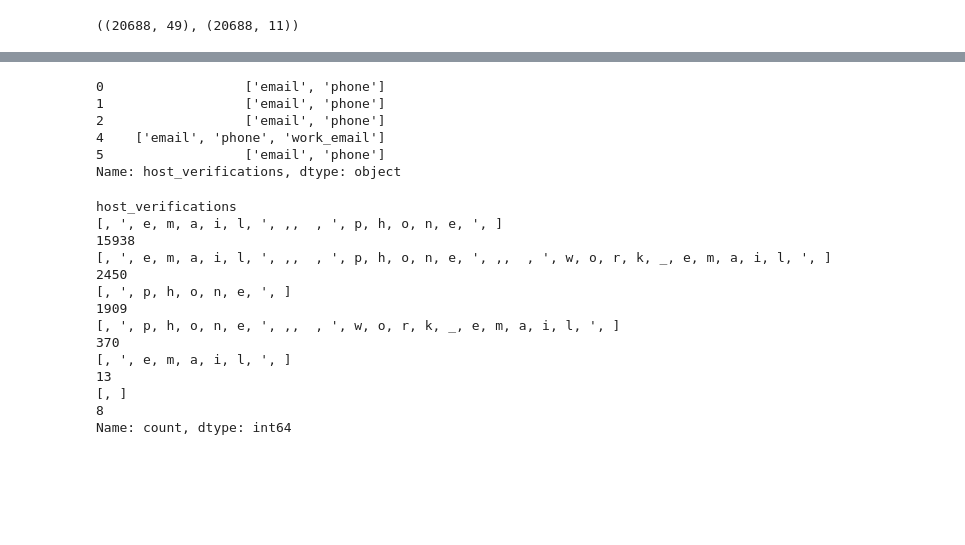
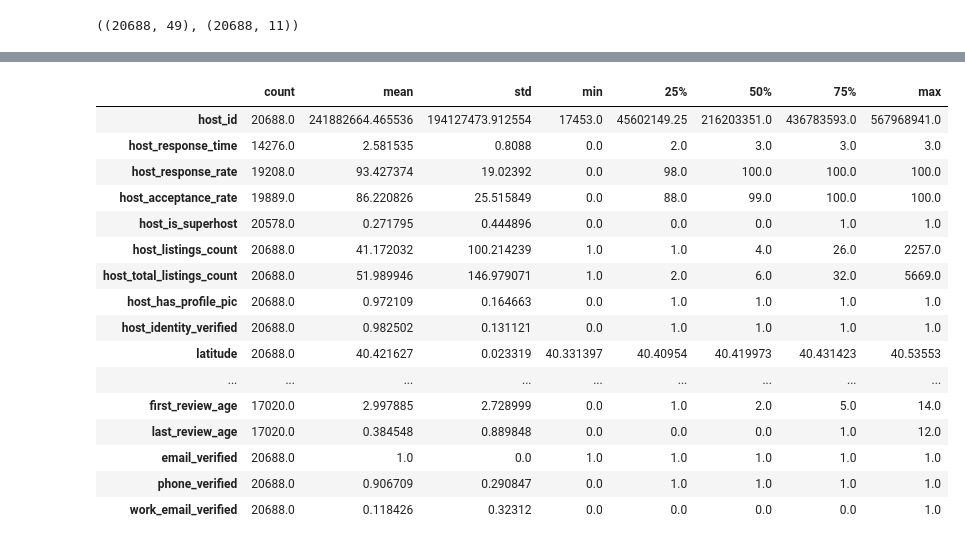
Before and after one commit to dmdequin/airbnb_price_predict, a Jupyter notebook: airbnb_price_predict.ipynb, the cells around one changed output, grey strips where cells are left out. Drawn from its saved outputs; the diff is of its cells as text; code cells hidden in the pictures; blank space fills up the shorter version.

```diff
--- a/airbnb_price_predict.ipynb
+++ b/airbnb_price_predict.ipynb
@@ -255,9 +236,0 @@ data_numerical['host_verifications'].value_counts()
-# %%
-data_numerical['host_verifications'] = data_numerical['host_verifications'].str.replace(r"[\'\[\]]", "", regex=True)
-
-# Step 2: Split the strings into lists
-data_numerical['host_verifications'] = data_numerical['host_verifications'].str.split(', ')
-
-# Step 3: Explode the lists into separate rows
-df_exploded = data_numerical.explode('host_verifications')
-df_exploded
@@ -278,12 +236,0 @@ df_exploded
-# %%
-data_numerical['host_verifications'] = data_numerical['host_verifications'].values.tolist()
-data_numerical['host_verifications'] =  data_numerical['host_verifications'].apply(lambda x: ', '.join(map(str, x)) if isinstance(x, list) else str(x))
-
-data_numerical['host_verifications'].head()
-# %% [output]
-0                  ['email', 'phone']
-1                  ['email', 'phone']
-2                  ['email', 'phone']
-4    ['email', 'phone', 'work_email']
-5                  ['email', 'phone']
-Name: host_verifications, dtype: object
@@ -300,11 +236,0 @@ from ast import literal_eval
-# %%
-host_verifications_exploded['host_verifications'].value_counts()
-# %% [output]
-host_verifications
-[, ', e, m, a, i, l, ', ,,  , ', p, h, o, n, e, ', ]                                              15938
-[, ', e, m, a, i, l, ', ,,  , ', p, h, o, n, e, ', ,,  , ', w, o, r, k, _, e, m, a, i, l, ', ]     2450
-[, ', p, h, o, n, e, ', ]                                                                          1909
-[, ', p, h, o, n, e, ', ,,  , ', w, o, r, k, _, e, m, a, i, l, ', ]                                 370
-[, ', e, m, a, i, l, ', ]                                                                            13
-[, ]                                                                                                  8
-Name: count, dtype: int64
@@ -314,0 +237,20 @@ split_columns = df['tension_arterial'].str.split('/', expand=True, n=1)
+# %%
+data_numerical.describe().transpose()
+# %% [output]
+|  | count | mean | std | min | 25% | 50% | 75% | max |
+| host_id | 20688.0 | 241882664.465536 | 194127473.912554 | 17453.0 | 45602149.25 | 216203351.0 | 436783593.0 | 567968941.0 |
+| host_response_time | 14276.0 | 2.581535 | 0.8088 | 0.0 | 2.0 | 3.0 | 3.0 | 3.0 |
+| host_response_rate | 19208.0 | 93.427374 | 19.02392 | 0.0 | 98.0 | 100.0 | 100.0 | 100.0 |
+| host_acceptance_rate | 19889.0 | 86.220826 | 25.515849 | 0.0 | 88.0 | 99.0 | 100.0 | 100.0 |
+| host_is_superhost | 20578.0 | 0.271795 | 0.444896 | 0.0 | 0.0 | 0.0 | 1.0 | 1.0 |
+| host_listings_count | 20688.0 | 41.172032 | 100.214239 | 1.0 | 1.0 | 4.0 | 26.0 | 2257.0 |
+| host_total_listings_count | 20688.0 | 51.989946 | 146.979071 | 1.0 | 2.0 | 6.0 | 32.0 | 5669.0 |
+| host_has_profile_pic | 20688.0 | 0.972109 | 0.164663 | 0.0 | 1.0 | 1.0 | 1.0 | 1.0 |
+| host_identity_verified | 20688.0 | 0.982502 | 0.131121 | 0.0 | 1.0 | 1.0 | 1.0 | 1.0 |
+| latitude | 20688.0 | 40.421627 | 0.023319 | 40.331397 | 40.40954 | 40.419973 | 40.431423 | 40.53553 |
+| ... | ... | ... | ... | ... | ... | ... | ... | ... |
+| first_review_age | 17020.0 | 2.997885 | 2.728999 | 0.0 | 1.0 | 2.0 | 5.0 | 14.0 |
+| last_review_age | 17020.0 | 0.384548 | 0.889848 | 0.0 | 0.0 | 0.0 | 1.0 | 12.0 |
+| email_verified | 20688.0 | 1.0 | 0.0 | 1.0 | 1.0 | 1.0 | 1.0 | 1.0 |
+| phone_verified | 20688.0 | 0.906709 | 0.290847 | 0.0 | 1.0 | 1.0 | 1.0 | 1.0 |
+| work_email_verified | 20688.0 | 0.118426 | 0.32312 | 0.0 | 0.0 | 0.0 | 0.0 | 1.0 |
```
Also changed, not shown: parts of 15 cells of this notebook.
